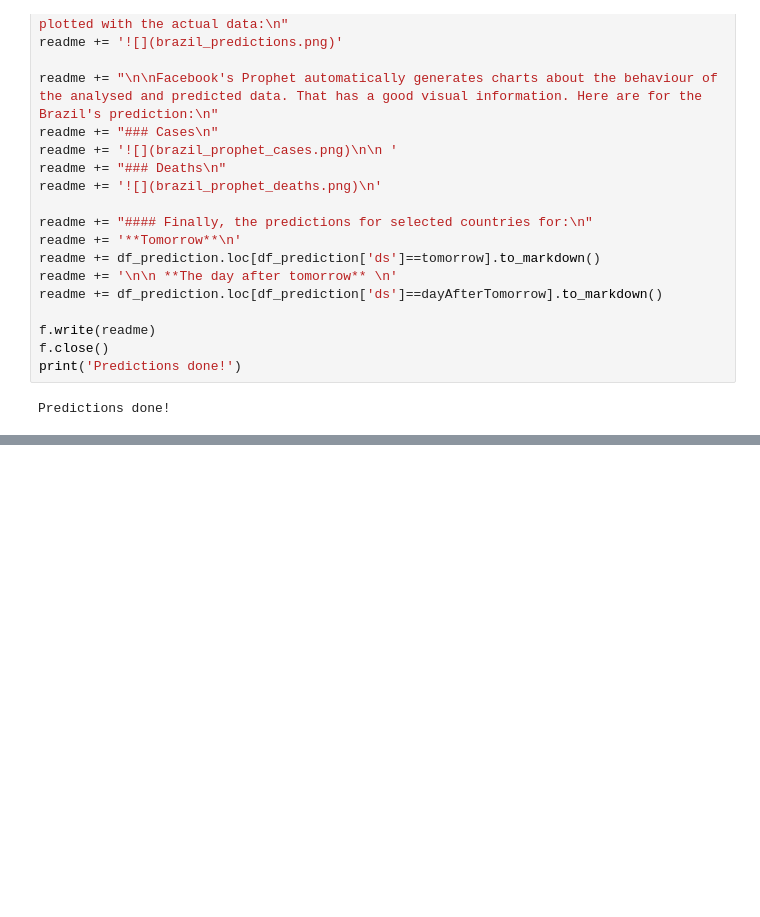
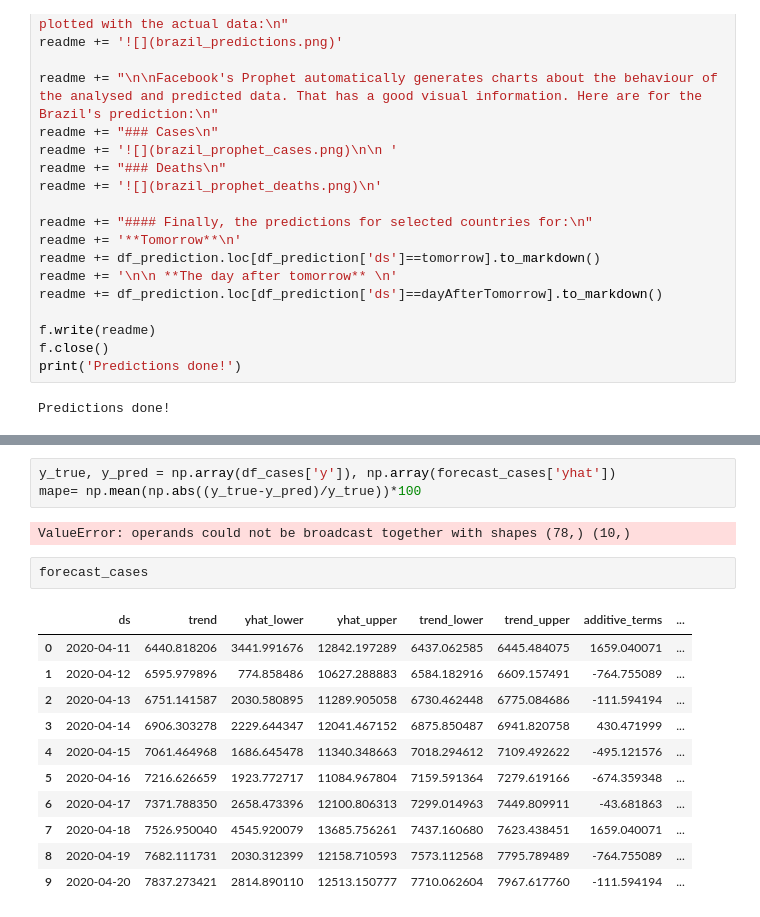
Before and after one commit to rafaelcastellar/coronavirus, a Jupyter notebook: notebooks/prediction.ipynb, the cells around one changed output, grey strips where cells are left out. Drawn from its saved outputs; the diff is of its cells as text; blank space fills up the shorter version.

```diff
--- a/notebooks/prediction.ipynb
+++ b/notebooks/prediction.ipynb
@@ -227,0 +259,19 @@ Predictions done!
+# %%
+y_true, y_pred = np.array(df_cases['y']), np.array(forecast_cases['yhat'])
+mape= np.mean(np.abs((y_true-y_pred)/y_true))*100
+# %% [output]
+ValueError: operands could not be broadcast together with shapes (78,) (10,)
+# %%
+forecast_cases
+# %% [output]
+|  | ds | trend | yhat_lower | yhat_upper | trend_lower | trend_upper | additive_terms | ... |
+| 0 | 2020-04-11 | 6440.818206 | 3441.991676 | 12842.197289 | 6437.062585 | 6445.484075 | 1659.040071 | ... |
+| 1 | 2020-04-12 | 6595.979896 | 774.858486 | 10627.288883 | 6584.182916 | 6609.157491 | -764.755089 | ... |
+| 2 | 2020-04-13 | 6751.141587 | 2030.580895 | 11289.905058 | 6730.462448 | 6775.084686 | -111.594194 | ... |
+| 3 | 2020-04-14 | 6906.303278 | 2229.644347 | 12041.467152 | 6875.850487 | 6941.820758 | 430.471999 | ... |
+| 4 | 2020-04-15 | 7061.464968 | 1686.645478 | 11340.348663 | 7018.294612 | 7109.492622 | -495.121576 | ... |
+| 5 | 2020-04-16 | 7216.626659 | 1923.772717 | 11084.967804 | 7159.591364 | 7279.619166 | -674.359348 | ... |
+| 6 | 2020-04-17 | 7371.788350 | 2658.473396 | 12100.806313 | 7299.014963 | 7449.809911 | -43.681863 | ... |
+| 7 | 2020-04-18 | 7526.950040 | 4545.920079 | 13685.756261 | 7437.160680 | 7623.438451 | 1659.040071 | ... |
+| 8 | 2020-04-19 | 7682.111731 | 2030.312399 | 12158.710593 | 7573.112568 | 7795.789489 | -764.755089 | ... |
+| 9 | 2020-04-20 | 7837.273421 | 2814.890110 | 12513.150777 | 7710.062604 | 7967.617760 | -111.594194 | ... |
```
Also changed, not shown: parts of 2 cells of this notebook, 12 other files.
